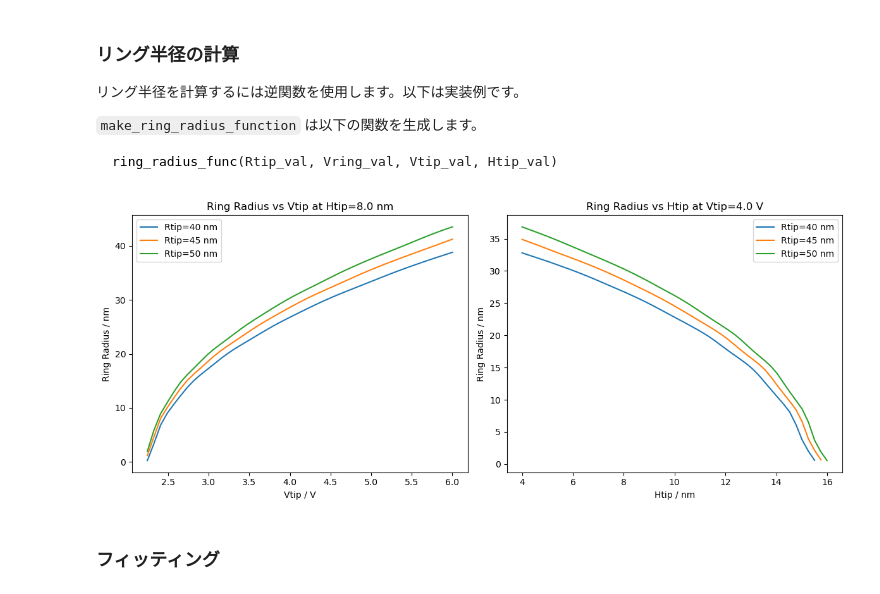
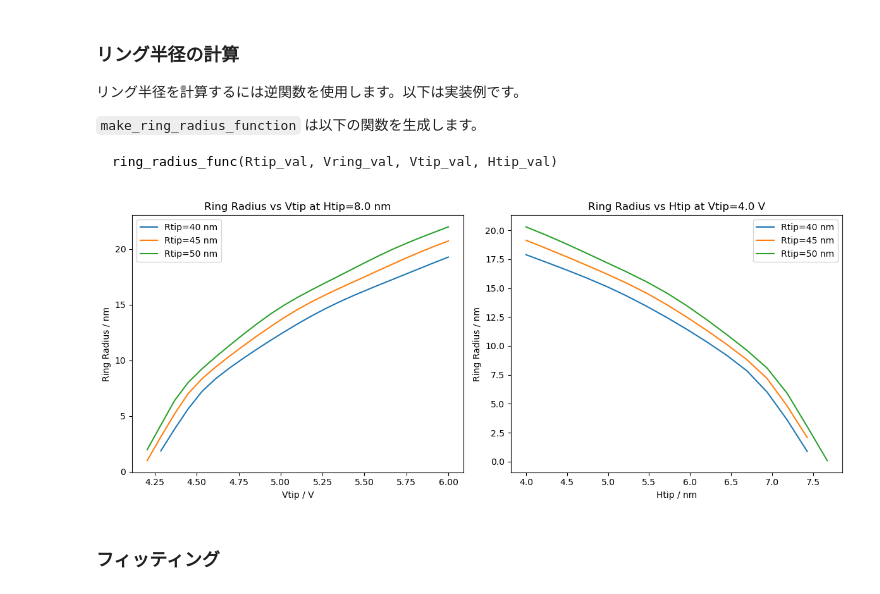
Before and after one commit to Mizuki-OHASHI/charge-ring, a Jupyter notebook: NGSpy/example.ipynb, the cells around one changed output. Drawn from its saved outputs; the diff is of its cells as text; code cells hidden in the pictures.

```diff
--- a/NGSpy/example.ipynb
+++ b/NGSpy/example.ipynb
@@ -20,7 +20,7 @@ import matplotlib.pyplot as plt
 + `data[i,j,k,l]` には、`Vtip[i]`, `Rtip[j]`, `Htip[k]` に対応する距離 `r[l]` でのポテンシャル値が格納されています。計算が収束しなかった部分は `np.nan` となっています。
 # %%
 # cache = np.load('_ring_radius_cache/outputs+20251110_164301.npz')
-cache = np.load('_ring_radius_cache/outputs+20251114_135816.npz')  # sigma_s = 1e11
+cache = np.load('_ring_radius_cache/outputs+20251116_213253.npz')  # sigma_s = 1e11
 Vtip = cache['Vtip']
 Rtip = cache['Rtip']
 Htip = cache['Htip']
@@ -101,37 +101,38 @@ fig, axes = plt.subplots(1, 2, figsize=(12, 5))
 # axes[1]: Htip vs ring radius at fixed Vtip
 Vtip_values = np.linspace(2, 6, 50)
 Vtip_fixed = 4.0 # V
-# Vtip_fixed_neg = -2.0 # V
-Vtip_fixed_neg = -4.0 # V
+Vtip_fixed_neg = -2.0 # V
+# Vtip_fixed_neg = -4.0 # V
 Htip_values = np.linspace(4, 16, 50)
 Htip_fixed = 8.0 # nm
-Htip_fixed_neg = 3.5 # nm
+Htip_fixed_neg = 8.0 # nm
+# Htip_fixed_neg = 3.5 # nm
 cmap = plt.get_cmap("tab10")
 data = np.nan_to_num(data, nan=0.0)
 ring_radius_func = make_ring_radius_function(
     Vtip, Rtip, Htip, r, data
 )
 for i, Rtip_target in enumerate(Rtip_targets):
     ring_radii_Vtip = [
         ring_radius_func(Rtip_target, Vring_target, Vtip_val, Htip_fixed) for Vtip_val in Vtip_values
     ]
     ring_radii_Htip = [
         ring_radius_func(Rtip_target, Vring_target, Vtip_fixed, Htip_val) for Htip_val in Htip_values
     ]
     axes[0].plot(Vtip_values, ring_radii_Vtip, color=cmap(i), label=f"Rtip={Rtip_target} nm")
     axes[1].plot(Htip_values, ring_radii_Htip, color=cmap(i), label=f"Rtip={Rtip_target} nm")
 axes[0].set_xlabel("Vtip / V")
 axes[0].set_ylabel("Ring Radius / nm")
 axes[0].set_title(f"Ring Radius vs Vtip at Htip={Htip_fixed} nm")
 axes[0].legend()
 axes[1].set_xlabel("Htip / nm")
 axes[1].set_ylabel("Ring Radius / nm")
 axes[1].set_title(f"Ring Radius vs Htip at Vtip={Vtip_fixed} V")
 axes[1].legend()
 plt.tight_layout()
 plt.show()
 # %% [output]
-[figure, old version]
+[figure, new version]
 # %% [markdown]
 ### フィッティング
 # %%
```
Also changed, not shown: parts of 7 cells of this notebook, 5 other files.
